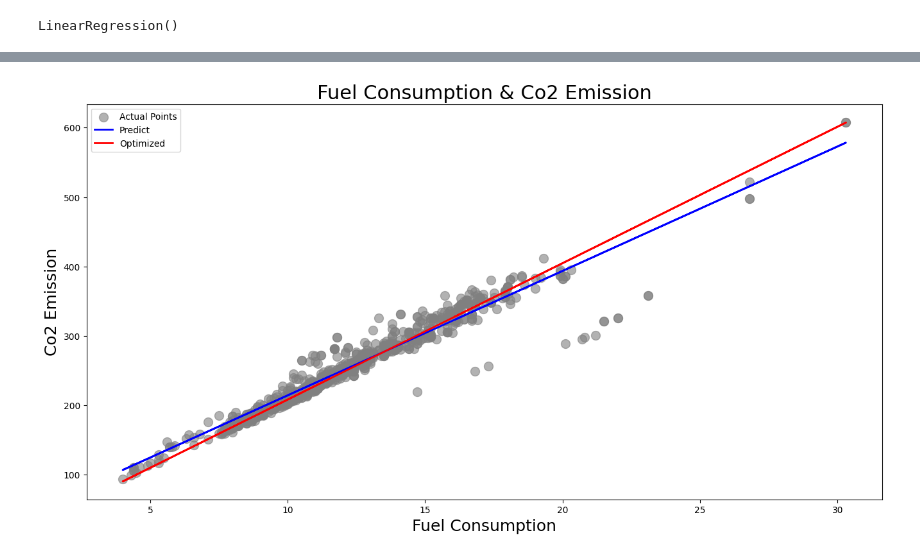
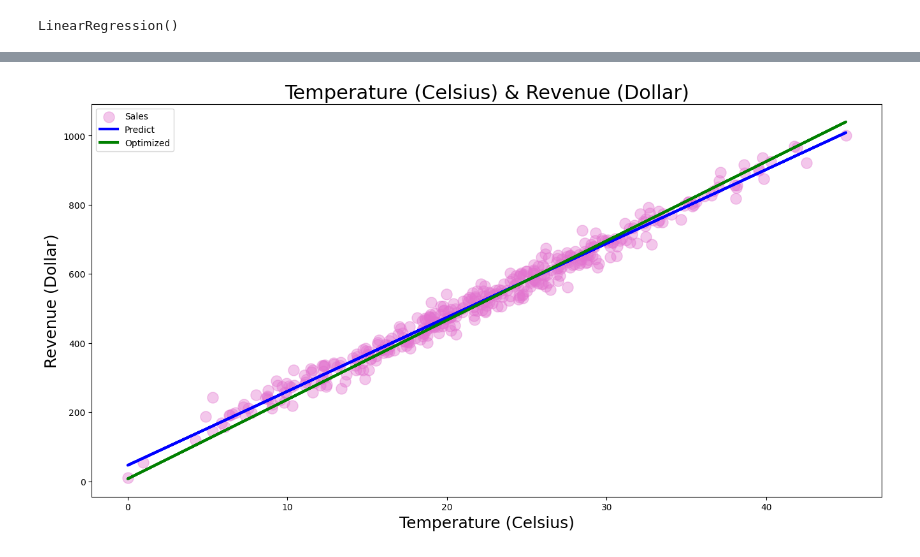
Before and after one commit to Bharadwaj-Sathya/AI, a Jupyter notebook: MachineLearning/SupervisedLearning/Regression/SimpleLinearRegression/Project/SimpleLinearRegression.ipynb, the cells around one changed output, grey strips where cells are left out. Saved outputs shown, nothing was run; the diff lists cells and outputs as text; code cells hidden in the pictures.

```diff
--- a/MachineLearning/SupervisedLearning/Regression/SimpleLinearRegression/Project/SimpleLinearRegression.ipynb
+++ b/MachineLearning/SupervisedLearning/Regression/SimpleLinearRegression/Project/SimpleLinearRegression.ipynb
@@ -134,12 +86,0 @@ raw_fuel_consumption_description
-# %%
-columns_lis = []
-for i in raw_fuel_consumption.columns:
-    if str(raw_fuel_consumption[i][0]) != 'nan':
-        if 'Unnamed' in str(i):
-            columns_lis.append(str(raw_fuel_consumption[i][0]))
-        else:
-            columns_lis.append(i + str(raw_fuel_consumption[i][0]))
-    else:
-        columns_lis.append(i)
-
-raw_fuel_consumption.columns = columns_lis
@@ -259,6 +97,6 @@ plt.show()
 # %%
-x = np.array(fuel_consumption['Fuel ConsumptionCity (L/100 km)']).reshape(-1,1)
-y = np.array(fuel_consumption['CO2 Emissions(g/km)']).reshape(-1,1)
+x = np.array(data['Temperature(Celsius)']).reshape(-1,1)
+y = np.array(data['Revenue(Dollar)']).reshape(-1,1)
 # %%
 # train, test split......
 X_train, X_test, y_train, y_test = train_test_split(x, y, test_size = 0.2, random_state = 42)
@@ -353,7 +161,7 @@ The directly calculated value of MSE is  [310.63967904]
 # %%
-nr_thetas = 100
-th_0 = np.linspace(start=-2, stop=12, num=nr_thetas)
-th_1 = np.linspace(start=-7, stop=7, num=nr_thetas)
+nr_thetas = 50
+th_0 = np.linspace(start=-0, stop=1, num=nr_thetas)
+th_1 = np.linspace(start=-0, stop=4, num=nr_thetas)
 plot_t0, plot_t1 = np.meshgrid(th_0, th_1)
 # %%
 plot_cost = np.zeros((nr_thetas, nr_thetas))
@@ -397,7 +205,7 @@ def grad(x, y, thetas):
 
     return np.array([theta0_slope[0], theta1_slope[0]])
 # %%
-multiplier = 0.001
+multiplier = 0.00001
 thetas = np.array([6.9,6.9])
 
 # Collecting data points for scatter plot
@@ -494,12 +327,12 @@ round(r2_score(y_train, y_train_opt),3), regr.score(X_train, y_train), regr.scor
 # %%
 fig = plt.figure(figsize=[16, 8])
-plt.scatter(X_train, y_train, s=100, alpha = 0.6, color ='grey',label = 'Actual Points')
-plt.plot(X_train, regr.predict(X_train), color='blue', linewidth=2,  label = 'Predict')
-plt.plot(X_train, y_train_opt, color='red', linewidth=2,  label = 'Optimized')
-plt.title('Fuel Consumption & Co2 Emission', fontsize = 22)
-plt.xlabel('Fuel Consumption', fontsize = 18)
-plt.ylabel('Co2 Emission', fontsize = 18)
+plt.scatter(X_train, y_train, s=150, alpha = 0.4, color ='#E274CF',label = 'Sales')
+plt.plot(X_train, regr.predict(X_train), color='blue', linewidth=3,  label = 'Predict')
+plt.plot(X_train, y_train_opt, color='green', linewidth=3,  label = 'Optimized')
+plt.title('Temperature (Celsius) & Revenue (Dollar)', fontsize = 22)
+plt.xlabel('Temperature (Celsius)', fontsize = 18)
+plt.ylabel('Revenue (Dollar)', fontsize = 18)
 plt.legend()
 plt.show()
 # %% [output]
-[figure, old version]
+[figure, new version]
```
Also changed, not shown: parts of 36 cells of this notebook, 4 other files.
